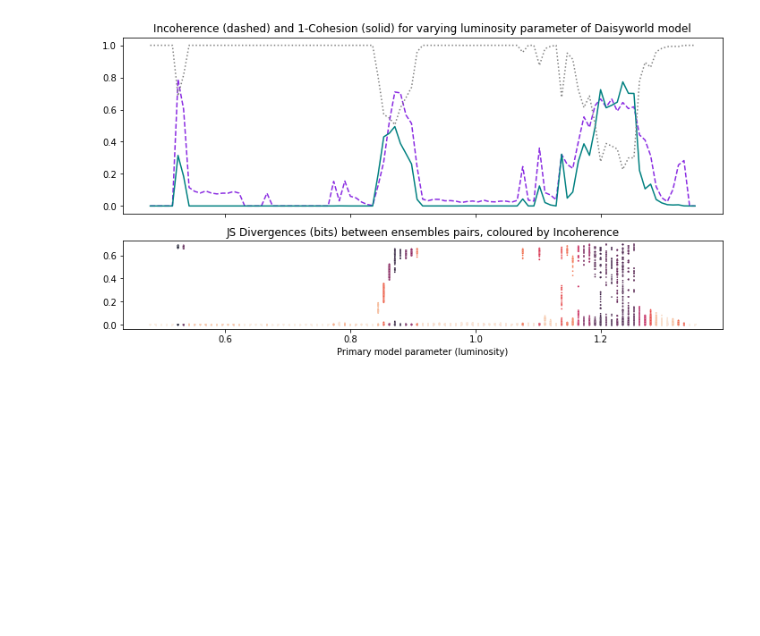
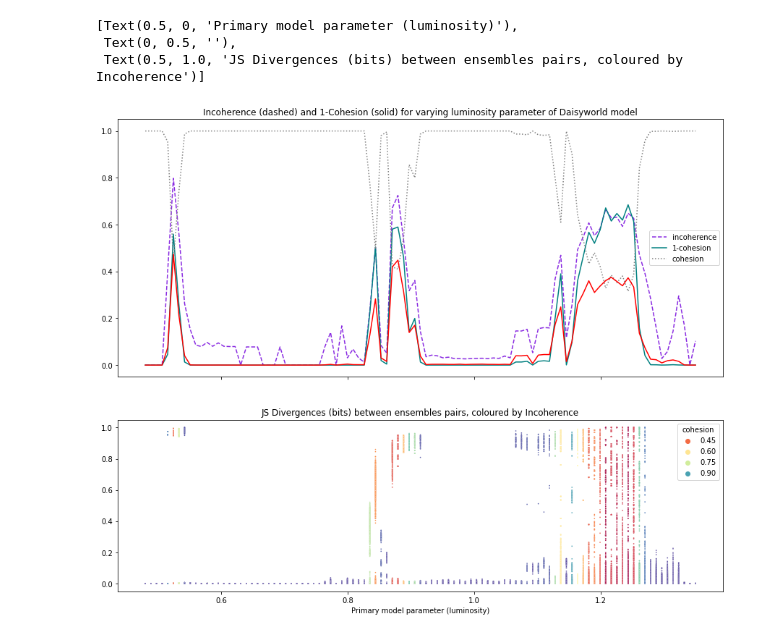
Before and after one commit to timjdavey/incoherence, a Jupyter notebook: notebooks/cohesion/Cohesion Daisyworld example.ipynb, the cells around one changed output. Cells and saved outputs as stored; diff of their text form; code cells hidden in the pictures; blank space fills up the shorter version.

```diff
--- a/notebooks/cohesion/Cohesion Daisyworld example.ipynb
+++ b/notebooks/cohesion/Cohesion Daisyworld example.ipynb
@@ -38,20 +19,17 @@ divs = np.array([divergences(l.histograms) for l in lasts])
+# %%
+x = list(lasts.keys())
 # %%
-norm_div = divs/np.log(3) # normalise divs by maximum entropy for 3 bins
-incohesion = np.array([ep.density_variance(row) for row in norm_div])
-incoherence = np.array([l.incoherence for l in lasts])
+cohesion = np.array([l.cohesion for l in lasts.values()])
+incoherence = np.array([l.incoherence for l in lasts.values()])
 # %%
 data = []
 for i, row in enumerate(divs):
-    for p in row:
+    for point in row:
         data.append({
             'x': x[i],
-            'divergence': p,
+            'divergence': point,
             'incoherence': incoherence[i],
-            'incohesion': incohesion[i],
+            'cohesion': cohesion[i],
         })
 
 data = pd.DataFrame(data)
-# %%
-norm_div = divs/np.log(3) # normalise divs by maximum entropy for 3 bins
-incohesion = np.array([ep.density_variance(row) for row in norm_div])**2
-incoherence = np.array([l.incoherence for l in lasts])
@@ -58,13 +70,17 @@ incoherence = np.array([l.incoherence for l in lasts])
 # %%
-fig, (a0, a1) = plt.subplots(2, 1, sharex=True, figsize=(12, 6), gridspec_kw={'height_ratios': [2, 1]})
+fig, (a0, a1) = plt.subplots(2, 1, sharex=True, figsize=(15,12), gridspec_kw={'height_ratios': [3, 2]})
 sns.lineplot(x=x, y=incoherence, label='incoherence', linestyle='dashed', color='blueviolet', legend=False, ax=a0)
-sns.lineplot(x=x, y=incohesion, label='incohesion', color='teal', legend=False, ax=a0)
-sns.lineplot(x=x, y=1-incohesion, label='self-organisation', linestyle='dotted', color='grey', legend=False, ax=a0)
+sns.lineplot(x=x, y=1-cohesion, label='1-cohesion', color='teal', legend=False, ax=a0)
+sns.lineplot(x=x, y=cohesion, label='cohesion', linestyle='dotted', color='grey', legend=False, ax=a0)
+sns.lineplot(x=x, y=divs.mean(axis=1), ax=a0, color='red')
 a0.set(xlabel='Primary model parameter (luminosity)', title='Incoherence (dashed) and 1-Cohesion (solid) for varying luminosity parameter of Daisyworld model')
 
-sns.scatterplot(data=data, x='x', y='divergence', hue='incoherence', s=3, palette='rocket_r', legend=False, ax=a1)
+sns.scatterplot(data=data, x='x', y='divergence', hue='cohesion', s=3, palette='Spectral', ax=a1)
 a1.set(xlabel='Primary model parameter (luminosity)', ylabel=None, title='JS Divergences (bits) between ensembles pairs, coloured by Incoherence')
 
-fig.savefig('daisy-example.eps')
+#fig.savefig('daisy-example.eps')
 # %% [output]
+[Text(0.5, 0, 'Primary model parameter (luminosity)'),
+ Text(0, 0.5, ''),
+ Text(0.5, 1.0, 'JS Divergences (bits) between ensembles pairs, coloured by Incoherence')]
-[figure, old version]
+[figure, new version]
```
Also changed, not shown: parts of 17 cells of this notebook, 8 other files.
